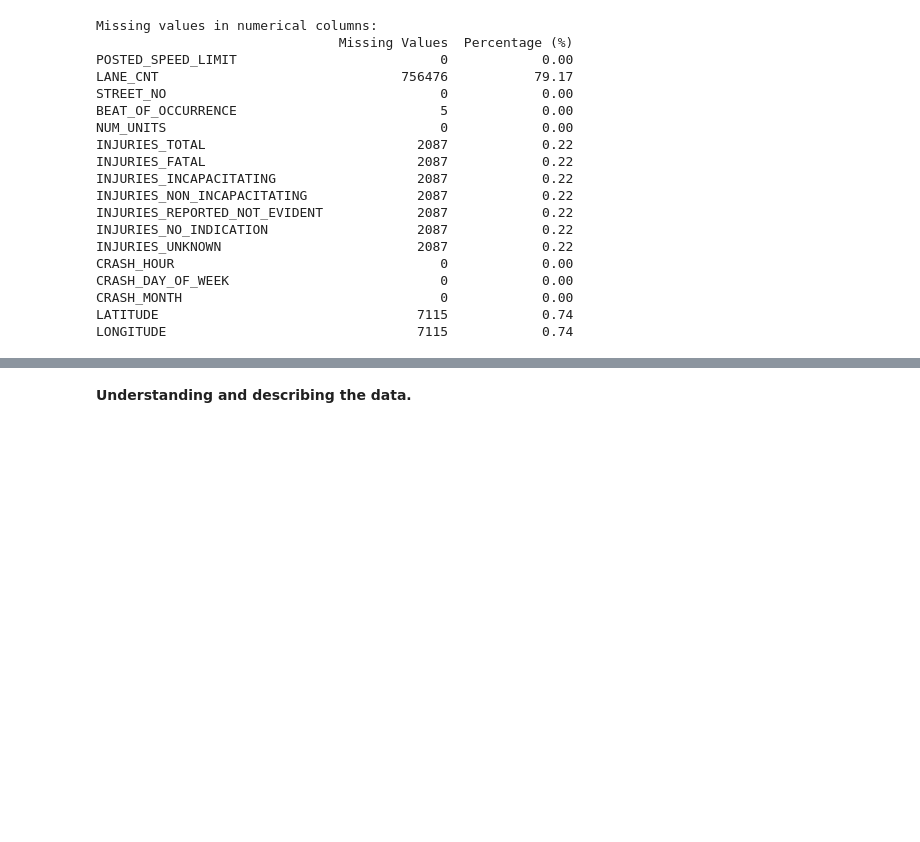
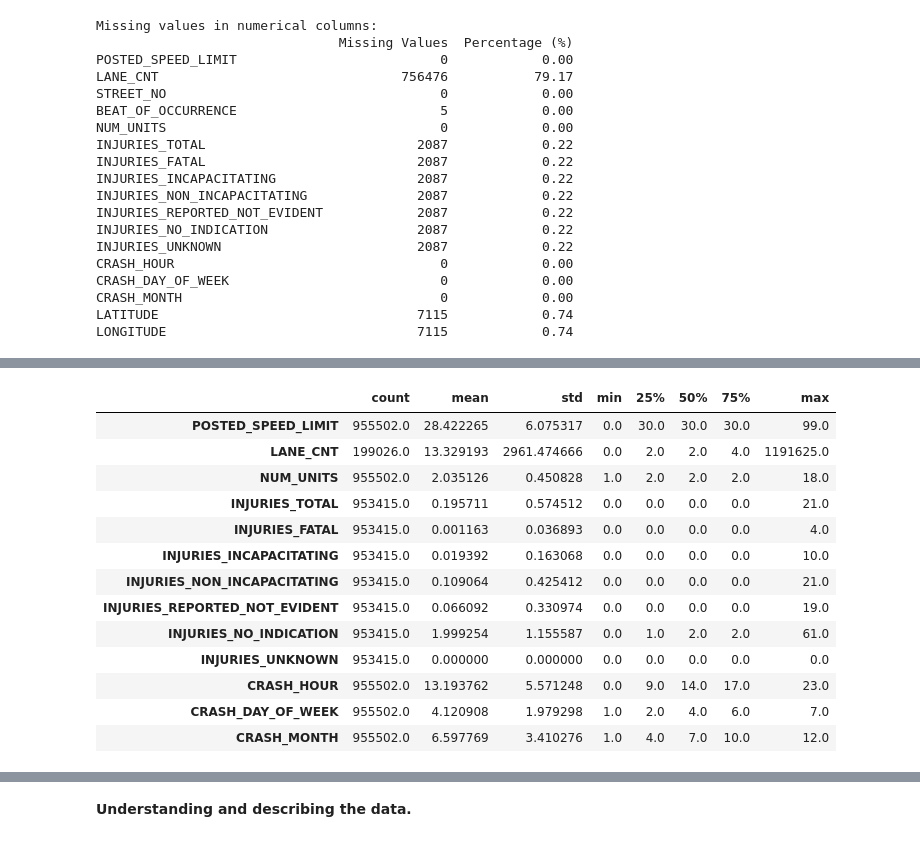
Before and after one commit to eugene-maina72/Phase_4_Project-Model_Interpretability, a Jupyter notebook: notebook.ipynb, the cells around one changed output, grey strips where cells are left out. Saved outputs shown, nothing was run; the diff lists cells and outputs as text; code cells hidden in the pictures; blank space fills up the shorter version.

```diff
--- a/notebook.ipynb
+++ b/notebook.ipynb
@@ -173,0 +182,21 @@ LONGITUDE                                7115            0.74
+# %%
+# Describing the data
+
+meaningful_numerical = raw_data[numerical].drop(columns=['LATITUDE', 'LONGITUDE', 'STREET_NO', 'BEAT_OF_OCCURRENCE'])
+
+meaningful_numerical.describe().T
+# %% [output]
+|  | count | mean | std | min | 25% | 50% | 75% | max |
+| POSTED_SPEED_LIMIT | 955502.0 | 28.422265 | 6.075317 | 0.0 | 30.0 | 30.0 | 30.0 | 99.0 |
+| LANE_CNT | 199026.0 | 13.329193 | 2961.474666 | 0.0 | 2.0 | 2.0 | 4.0 | 1191625.0 |
+| NUM_UNITS | 955502.0 | 2.035126 | 0.450828 | 1.0 | 2.0 | 2.0 | 2.0 | 18.0 |
+| INJURIES_TOTAL | 953415.0 | 0.195711 | 0.574512 | 0.0 | 0.0 | 0.0 | 0.0 | 21.0 |
+| INJURIES_FATAL | 953415.0 | 0.001163 | 0.036893 | 0.0 | 0.0 | 0.0 | 0.0 | 4.0 |
+| INJURIES_INCAPACITATING | 953415.0 | 0.019392 | 0.163068 | 0.0 | 0.0 | 0.0 | 0.0 | 10.0 |
+| INJURIES_NON_INCAPACITATING | 953415.0 | 0.109064 | 0.425412 | 0.0 | 0.0 | 0.0 | 0.0 | 21.0 |
+| INJURIES_REPORTED_NOT_EVIDENT | 953415.0 | 0.066092 | 0.330974 | 0.0 | 0.0 | 0.0 | 0.0 | 19.0 |
+| INJURIES_NO_INDICATION | 953415.0 | 1.999254 | 1.155587 | 0.0 | 1.0 | 2.0 | 2.0 | 61.0 |
+| INJURIES_UNKNOWN | 953415.0 | 0.000000 | 0.000000 | 0.0 | 0.0 | 0.0 | 0.0 | 0.0 |
+| CRASH_HOUR | 955502.0 | 13.193762 | 5.571248 | 0.0 | 9.0 | 14.0 | 17.0 | 23.0 |
+| CRASH_DAY_OF_WEEK | 955502.0 | 4.120908 | 1.979298 | 1.0 | 2.0 | 4.0 | 6.0 | 7.0 |
+| CRASH_MONTH | 955502.0 | 6.597769 | 3.410276 | 1.0 | 4.0 | 7.0 | 10.0 | 12.0 |
```
Also changed, not shown: parts of 9 cells of this notebook, 2 other files.
